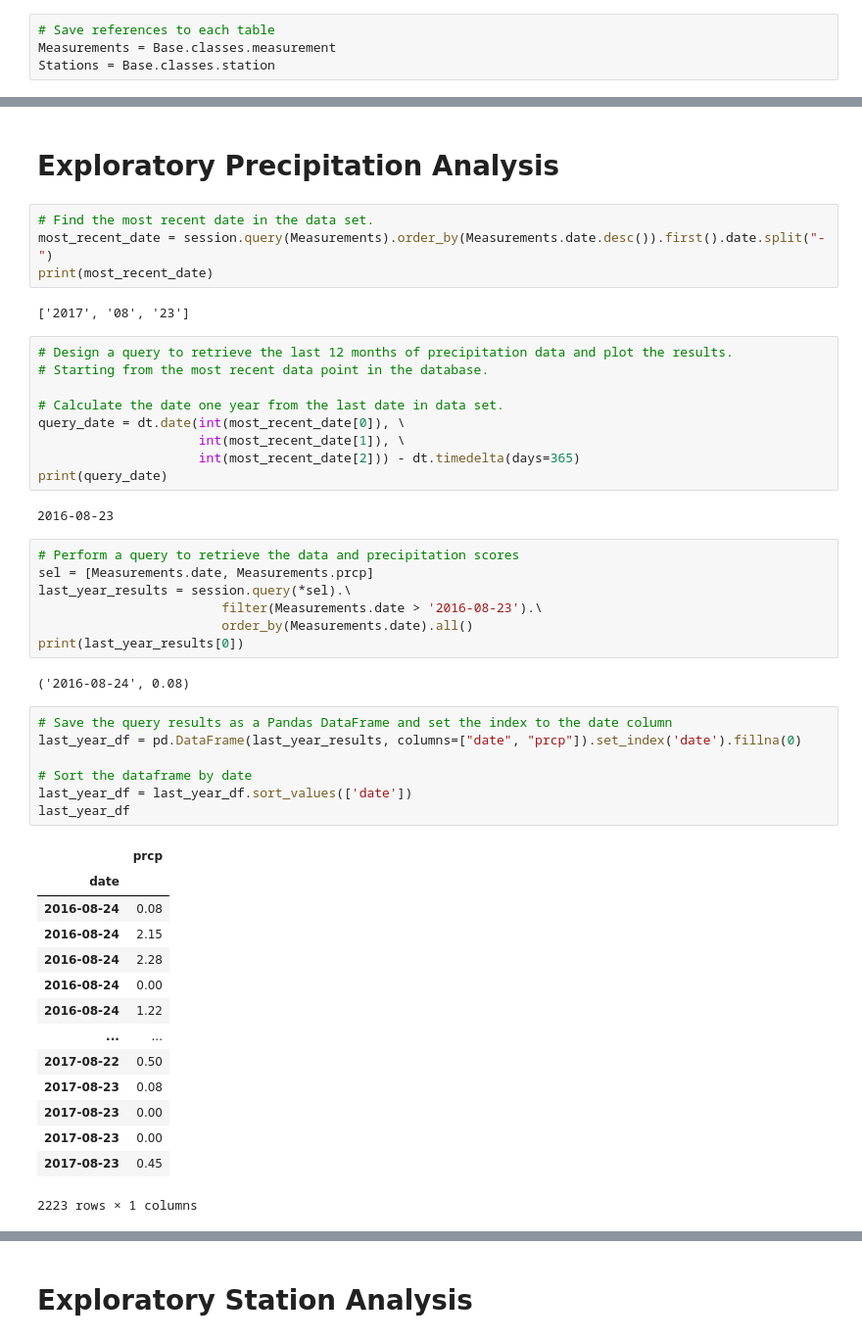
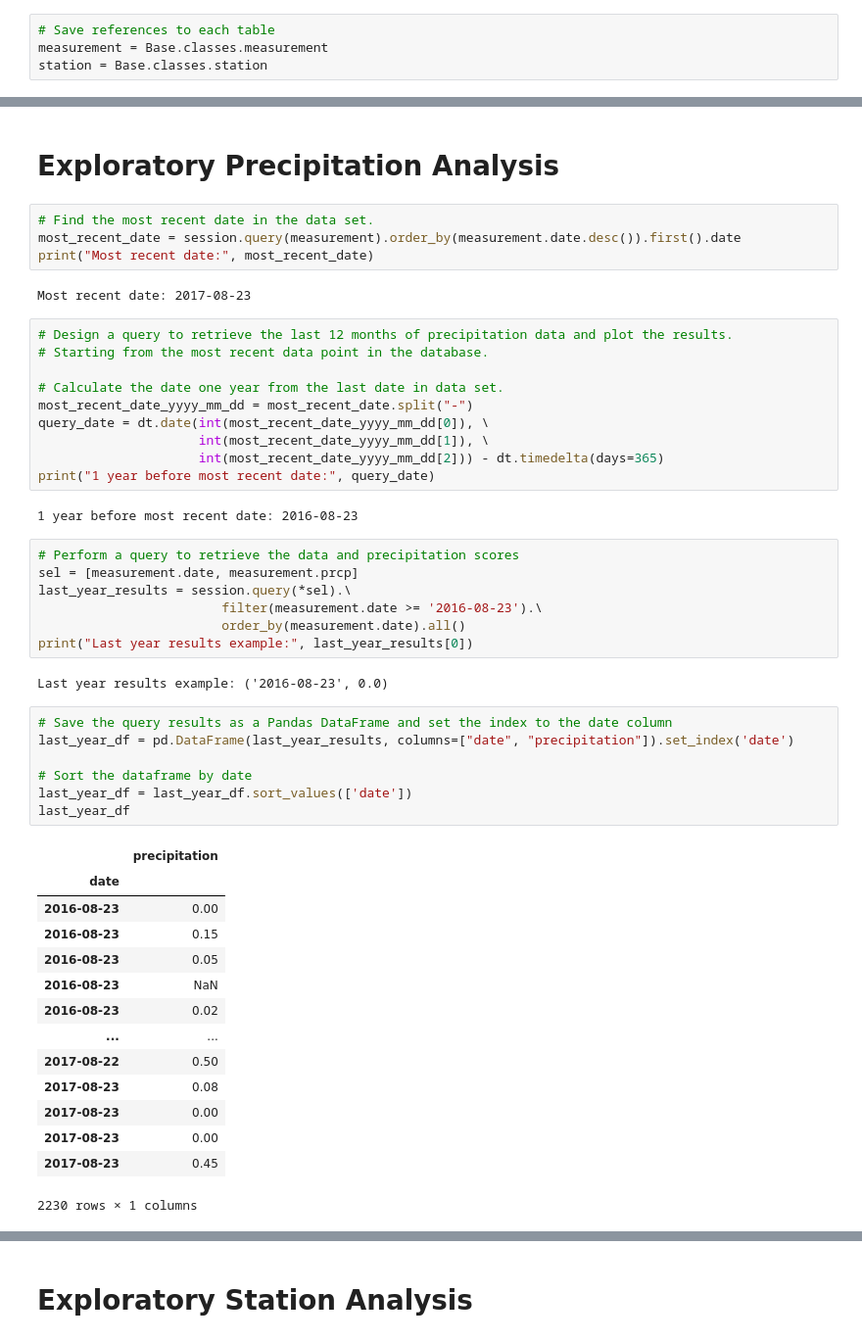
Before and after one commit to scheaton/sqlalchemy-challenge, a Jupyter notebook: SurfsUp/climate_starter.ipynb, the cells around one changed output, grey strips where cells are left out. Shown at 98% size. Cells and saved outputs as stored; diff of their text form.

```diff
--- a/SurfsUp/climate_starter.ipynb
+++ b/SurfsUp/climate_starter.ipynb
@@ -31,8 +31,8 @@ Base.classes.keys()
 ['measurement', 'station']
 # %%
 # Save references to each table
-Measurements = Base.classes.measurement
-Stations = Base.classes.station
+measurement = Base.classes.measurement
+station = Base.classes.station
 # %%
 inspector = inspect(engine)
 # %%
@@ -75,49 +75,50 @@ session = Session(bind=engine)
 # Exploratory Precipitation Analysis
 # %%
 # Find the most recent date in the data set.
-most_recent_date = session.query(Measurements).order_by(Measurements.date.desc()).first().date.split("-")
-print(most_recent_date)
+most_recent_date = session.query(measurement).order_by(measurement.date.desc()).first().date
+print("Most recent date:", most_recent_date)
 # %% [output]
-['2017', '08', '23']
+Most recent date: 2017-08-23
 # %%
 # Design a query to retrieve the last 12 months of precipitation data and plot the results.
 # Starting from the most recent data point in the database.
 
 # Calculate the date one year from the last date in data set.
-query_date = dt.date(int(most_recent_date[0]), \
-                     int(most_recent_date[1]), \
-                     int(most_recent_date[2])) - dt.timedelta(days=365)
-print(query_date)
+most_recent_date_yyyy_mm_dd = most_recent_date.split("-")
+query_date = dt.date(int(most_recent_date_yyyy_mm_dd[0]), \
+                     int(most_recent_date_yyyy_mm_dd[1]), \
+                     int(most_recent_date_yyyy_mm_dd[2])) - dt.timedelta(days=365)
+print("1 year before most recent date:", query_date)
 # %% [output]
-2016-08-23
+1 year before most recent date: 2016-08-23
 # %%
 # Perform a query to retrieve the data and precipitation scores
-sel = [Measurements.date, Measurements.prcp]
+sel = [measurement.date, measurement.prcp]
 last_year_results = session.query(*sel).\
-                        filter(Measurements.date > '2016-08-23').\
-                        order_by(Measurements.date).all()
-print(last_year_results[0])
+                        filter(measurement.date >= '2016-08-23').\
+                        order_by(measurement.date).all()
+print("Last year results example:", last_year_results[0])
 # %% [output]
-('2016-08-24', 0.08)
+Last year results example: ('2016-08-23', 0.0)
 # %%
 # Save the query results as a Pandas DataFrame and set the index to the date column
-last_year_df = pd.DataFrame(last_year_results, columns=["date", "prcp"]).set_index('date').fillna(0)
+last_year_df = pd.DataFrame(last_year_results, columns=["date", "precipitation"]).set_index('date')
 
 # Sort the dataframe by date
 last_year_df = last_year_df.sort_values(['date'])
 last_year_df
 # %% [output]
-|  | prcp |
+|  | precipitation |
 | date |  |
-| 2016-08-24 | 0.08 |
-| 2016-08-24 | 2.15 |
-| 2016-08-24 | 2.28 |
-| 2016-08-24 | 0.00 |
-| 2016-08-24 | 1.22 |
+| 2016-08-23 | 0.00 |
+| 2016-08-23 | 0.15 |
+| 2016-08-23 | 0.05 |
+| 2016-08-23 | NaN |
+| 2016-08-23 | 0.02 |
 | ... | ... |
 | 2017-08-22 | 0.50 |
 | 2017-08-23 | 0.08 |
 | 2017-08-23 | 0.00 |
 | 2017-08-23 | 0.00 |
 | 2017-08-23 | 0.45 |
-2223 rows × 1 columns
+2230 rows × 1 columns
```
Also changed, not shown: parts of 11 cells of this notebook, 1 other file.
